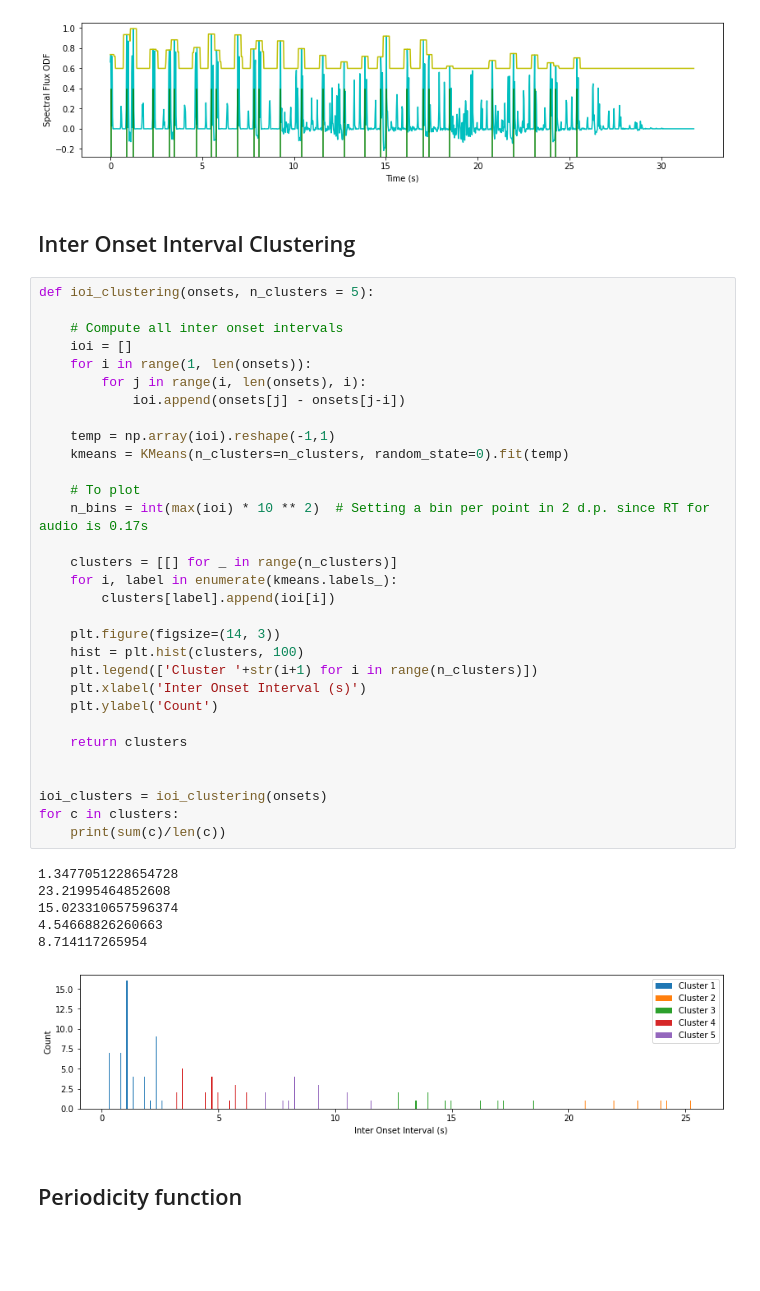
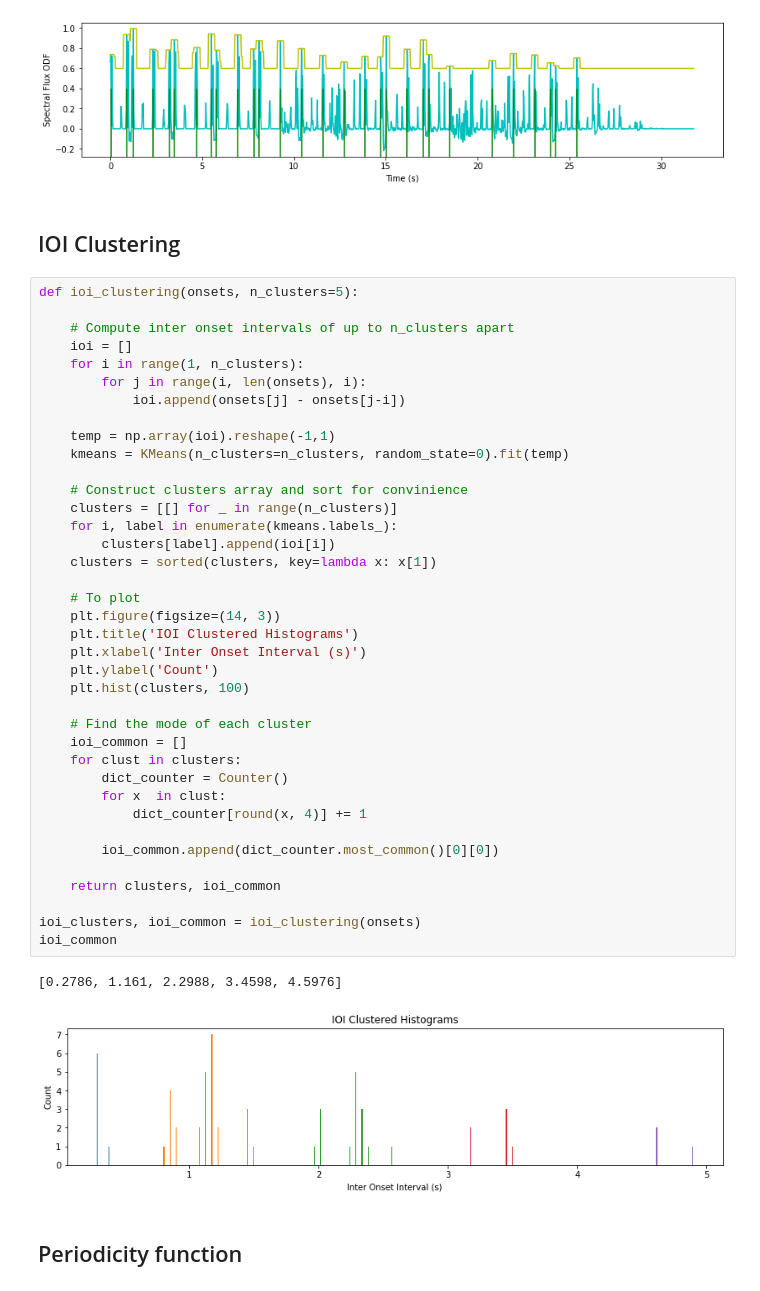
Before and after one commit to RussellSB/beat-tracking, a Jupyter notebook: main.ipynb, the cells around one changed output. Drawn from its saved outputs; the diff is of its cells as text; blank space fills up the shorter version.

Commit message:
Clustering modes

```diff
--- a/main.ipynb
+++ b/main.ipynb
@@ -111,45 +112,48 @@ array([2.32199546e-02, 8.82358277e-01, 1.25387755e+00, 2.32199546e+00,
        2.54026304e+01])
 [figure]
 # %% [markdown]
-## Inter Onset Interval Clustering
+## IOI Clustering
 # %%
-def ioi_clustering(onsets, n_clusters = 5):
+def ioi_clustering(onsets, n_clusters=5):
 
-    # Compute all inter onset intervals
+    # Compute inter onset intervals of up to n_clusters apart
     ioi = []
-    for i in range(1, len(onsets)):
+    for i in range(1, n_clusters):
         for j in range(i, len(onsets), i):
             ioi.append(onsets[j] - onsets[j-i])
 
     temp = np.array(ioi).reshape(-1,1)
     kmeans = KMeans(n_clusters=n_clusters, random_state=0).fit(temp)
 
-    # To plot
-    n_bins = int(max(ioi) * 10 ** 2)  # Setting a bin per point in 2 d.p. since RT for audio is 0.17s
-
+    # Construct clusters array and sort for convinience
     clusters = [[] for _ in range(n_clusters)]
     for i, label in enumerate(kmeans.labels_):
         clusters[label].append(ioi[i])
+    clusters = sorted(clusters, key=lambda x: x[1])
 
+    # To plot
     plt.figure(figsize=(14, 3))
-    hist = plt.hist(clusters, 100)
-    plt.legend(['Cluster '+str(i+1) for i in range(n_clusters)])
+    plt.title('IOI Clustered Histograms')
     plt.xlabel('Inter Onset Interval (s)')
     plt.ylabel('Count')
+    plt.hist(clusters, 100)
 
-    return clusters
+    # Find the mode of each cluster
+    ioi_common = []
+    for clust in clusters:
+        dict_counter = Counter()
+        for x  in clust:
+            dict_counter[round(x, 4)] += 1
 
+        ioi_common.append(dict_counter.most_common()[0][0])
 
-ioi_clusters = ioi_clustering(onsets)
-for c in clusters:
-    print(sum(c)/len(c))
+    return clusters, ioi_common
+
+ioi_clusters, ioi_common = ioi_clustering(onsets)
+ioi_common
 # %% [output]
-1.3477051228654728
-23.21995464852608
-15.023310657596374
-4.54668826260663
-8.714117265954
+[0.2786, 1.161, 2.2988, 3.4598, 4.5976]
-[figure, old version]
+[figure, new version]
 # %% [markdown]
 ## Periodicity function
 # %%
```
Also changed, not shown: parts of 4 cells of this notebook.
